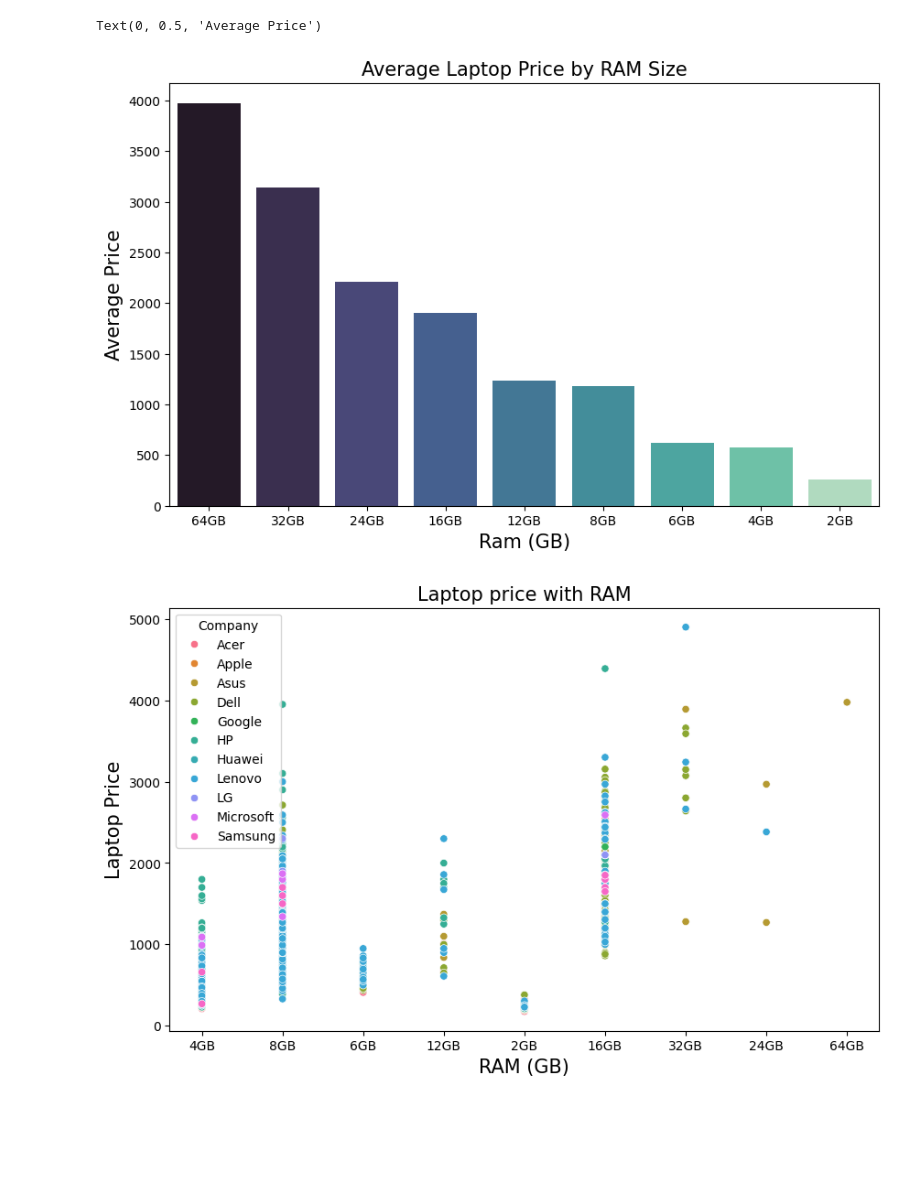
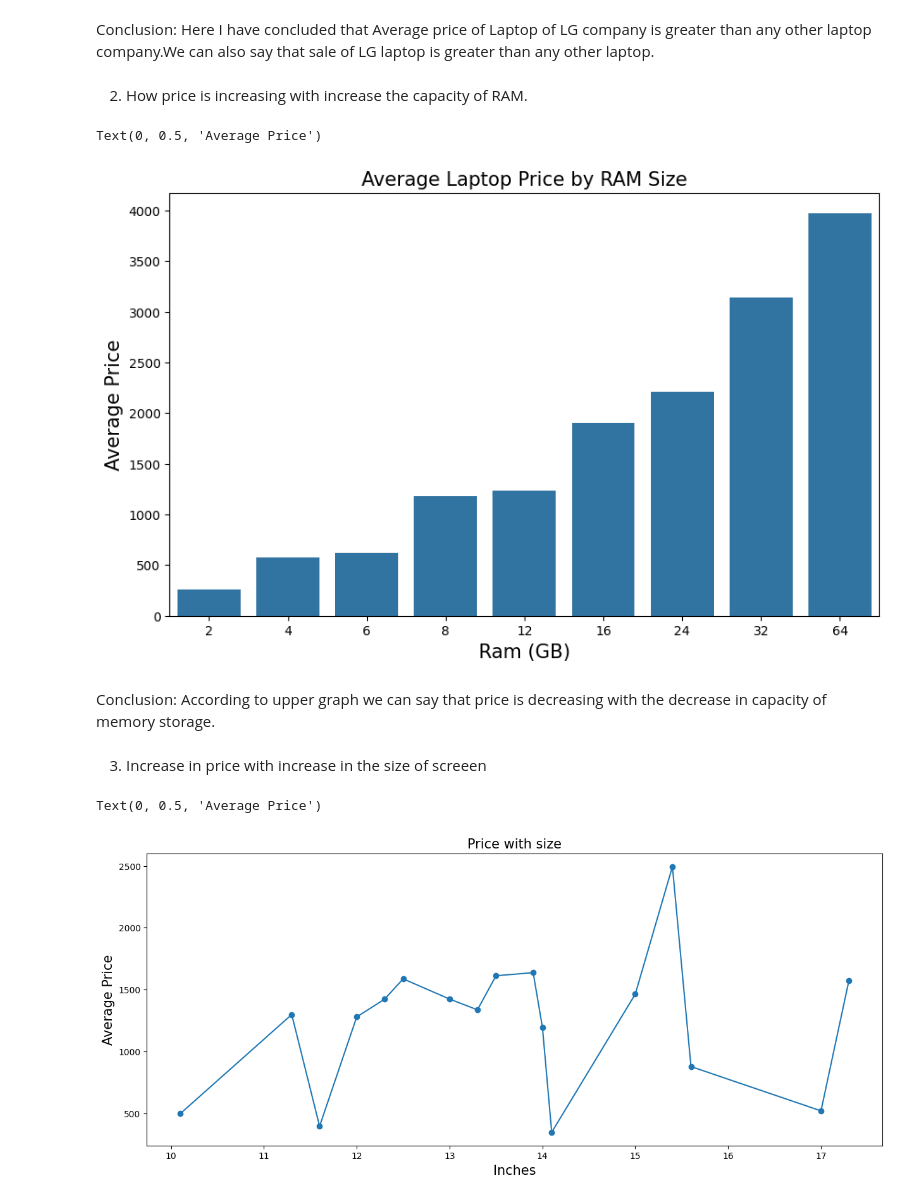
Before and after one commit to ankurmishra5672/EDA_Python, a Jupyter notebook: Laptop_Price_Analysis.ipynb, the cells around one changed output. Saved outputs shown, nothing was run; the diff lists cells and outputs as text; code cells hidden in the pictures; blank space fills up the shorter version.

```diff
--- a/Laptop_Price_Analysis.ipynb
+++ b/Laptop_Price_Analysis.ipynb
@@ -28,0 +8,3 @@ memory usage: 119.3+ KB
+# %%
+data=pd.read_excel("C:/Users/Ankur Mishra/OneDrive/Desktop/Python_Project/laptop_price.xlsx")
+data.head()
@@ -28,0 +29,4 @@ memory usage: 119.3+ KB
+# %%
+data['Ram'] = data['Ram'].astype(str).str.replace('GB', '').astype(int)
+data['Weight']=data['Weight'].astype(str).str.replace('kg', '').astype(float)
+data.head()
@@ -29,13 +138,10 @@ memory usage: 119.3+ KB
 # %%
-import pandas as pd
-import matplotlib.pyplot as plt
-import seaborn as sns
-data=pd.read_excel("C:/Users/Ankur Mishra/Downloads/laptop_price.xlsx")
+
 brand_price=data.groupby('Company')['Price_euros'].mean().sort_values(ascending=False)
 plt.figure(figsize=(20,10))
-sns.barplot(x=brand_price.index,y=brand_price.values,hue=brand_price.index,palette='viridis',legend=False)
+sns.barplot(x=brand_price.index,y=brand_price.values)
 plt.title('Average Laptop Price by Brand',fontsize=20)
 plt.xlabel('Brand',fontsize=20)
-plt.ylabel('Average Price (Euros)',fontsize=20)
+plt.ylabel('Average Price',fontsize=20)
 plt.show()
 # %% [output]
@@ -43,19 +149,27 @@ plt.show()
+# %% [markdown]
+Conclusion: Here I have concluded that Average price of Laptop of LG company is greater than any other laptop company.We can also say that sale of LG laptop is greater than any other laptop.
+# %% [markdown]
+2. How price is increasing with increase the capacity of RAM.
 # %%
 ram_price=data.groupby('Ram')['Price_euros'].mean().sort_values(ascending=False)
 plt.figure(figsize=(10,6))
-sns.barplot(x=ram_price.index,y=ram_price.values,hue=ram_price.index,palette='mako',legend=False)
+sns.barplot(x=ram_price.index,y=ram_price.values)
 plt.title('Average Laptop Price by RAM Size',fontsize=15)
 plt.xlabel('Ram (GB)',fontsize=15)
 plt.ylabel('Average Price',fontsize=15)
 # %% [output]
 Text(0, 0.5, 'Average Price')
-[figure, old version]
+[figure, new version]
+# %% [markdown]
+Conclusion: According to upper graph we can say that price is decreasing with the decrease in capacity of memory storage.
+# %% [markdown]
+3. Increase in price with increase in the size of screeen
 # %%
-plt.figure(figsize=(10,6))
-sns.scatterplot(x='Ram',y='Price_euros',data=data,hue='Company',alpha=1)
-plt.title('Laptop price with RAM',fontsize=15)
-plt.xlabel('RAM (GB)',fontsize=15)
-plt.ylabel('Laptop Price',fontsize=15)
-plt.show()
+inch_price=data.groupby('Inches')['Price_euros'].mean()
+inch_price.plot(kind='line',figsize=(15,6),marker='o')
+plt.title('Price with size',fontsize=15)
+plt.xlabel('Inches',fontsize=15)
+plt.ylabel('Average Price',fontsize=15)
 # %% [output]
+Text(0, 0.5, 'Average Price')
-[figure, old version]
+[figure, new version]
```
Also changed, not shown: parts of 33 cells of this notebook, 1 other file.
